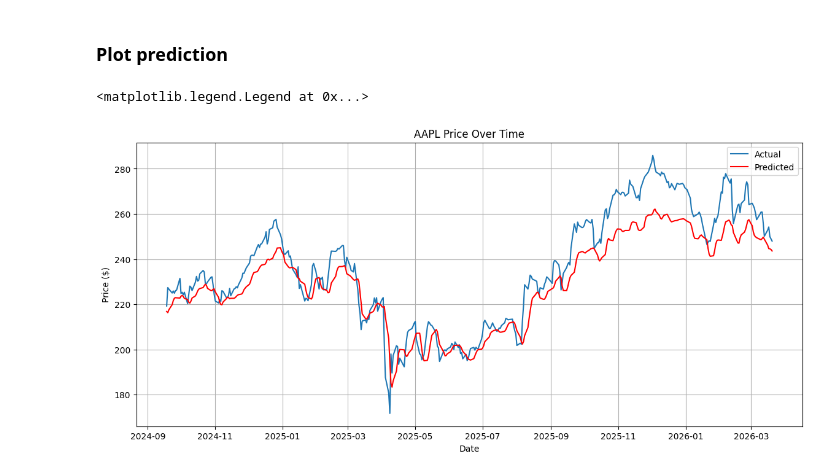
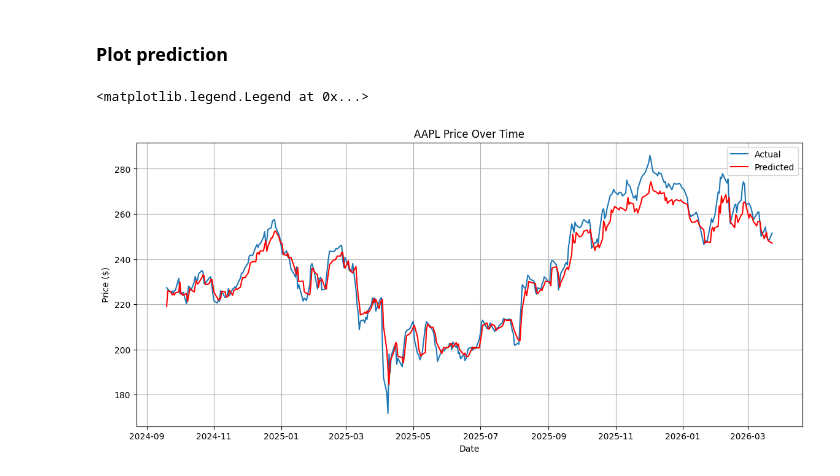
Before and after one commit to garyjli/price-predictor, a Jupyter notebook: LSTM.ipynb, the cells around one changed output. Cells and saved outputs as stored; diff of their text form; code cells hidden in the pictures.

```diff
--- a/LSTM.ipynb
+++ b/LSTM.ipynb
@@ -157,10 +190,10 @@ print(test_close_scaled[-5:])
 x_train = []
 y_train = []
 
-# For each price x, grab the 20 prices before it and add them as a singular (list) element to x_train. Add price x as an element to y_train.
-for i in range(20, train_close_scaled.shape[0]):
-    x_train.append(train_close_scaled[i - 20 : i])
-    y_train.append(train_close_scaled[i, 0])
+# For each timestamp (row) x, grab the 20 timestamps before it and add them as a singular element to x_train. Add timestamp x as an element to y_train.
+for i in range(20, train_features_scaled.shape[0]):
+    x_train.append(train_features_scaled[i - 20 : i])
+    y_train.append(train_features_scaled[i, 0])
 
 x_train = np.array(x_train)
 y_train = np.array(y_train)
@@ -176,9 +209,9 @@ print(y_train.shape)
 x_test = []
 y_test = []
 
-for i in range(20, test_close_scaled.shape[0]):
-    x_test.append(test_close_scaled[i - 20 : i])
-    y_test.append(test_close_scaled[i, 0])
+for i in range(20, test_features_scaled.shape[0]):
+    x_test.append(test_features_scaled[i - 20 : i])
+    y_test.append(test_features_scaled[i, 0])
 
 x_test = np.array(x_test)
 y_test = np.array(y_test)
@@ -196,18 +229,18 @@ from tensorflow.keras.layers import Input, LSTM, Dropout, Dense
 # %%
 model = Sequential()
 
-model.add(Input(shape=(x_train.shape[1], 1)))
+model.add(Input(shape=(x_train.shape[1], x_train.shape[2])))
 
-model.add(LSTM(units=50, activation="relu", return_sequences=True))
+model.add(LSTM(units=50, return_sequences=True))
 model.add(Dropout(0.2))
 
-model.add(LSTM(units=60, activation="relu", return_sequences=True))
+model.add(LSTM(units=60, return_sequences=True))
 model.add(Dropout(0.3))
 
-model.add(LSTM(units=80, activation="relu", return_sequences=True))
+model.add(LSTM(units=80, return_sequences=True))
 model.add(Dropout(0.4))
 
-model.add(LSTM(units=120, activation="relu"))
+model.add(LSTM(units=120))
 model.add(Dropout(0.5))
 
 model.add(Dense(units=1))
@@ -295,18 +328,26 @@ print(y_pred[:10])
 # %% [markdown]
 ### Plot prediction
+# %%
+# inverse_transform() now expects shape of (n_samples, 5), but y_pred has shape (n_samples, 1)
+# solution: make dummy np arrays of shape (n_samples, 5)
+dummy_pred = np.zeros((len(y_pred), 5))
+dummy_test = np.zeros((len(y_test), 5))
+
+dummy_pred[:, 0] = y_pred.flatten()
+dummy_test[:, 0] = y_test
 # %%
-y_pred_prices = scaler.inverse_transform(y_pred)
-y_test_prices = scaler.inverse_transform(y_test.reshape(-1, 1))
+y_pred_prices = scaler.inverse_transform(dummy_pred)[:, 0]
+y_test_prices = scaler.inverse_transform(dummy_test)[:, 0]
 
 # Plot price
 plt.figure(figsize=(14, 6))
 plt.grid(True)
 plt.plot(test["Date"], y_test_prices, label="Actual")
 plt.plot(test["Date"], y_pred_prices, label="Predicted", color="red")
 plt.xlabel("Date")
 plt.ylabel("Price ($)")
 plt.title("AAPL Price Over Time")
 plt.legend()
 # %% [output]
 <matplotlib.legend.Legend at 0x...>
-[figure, old version]
+[figure, new version]
```
Also changed, not shown: parts of 16 cells of this notebook, 2 other files.
